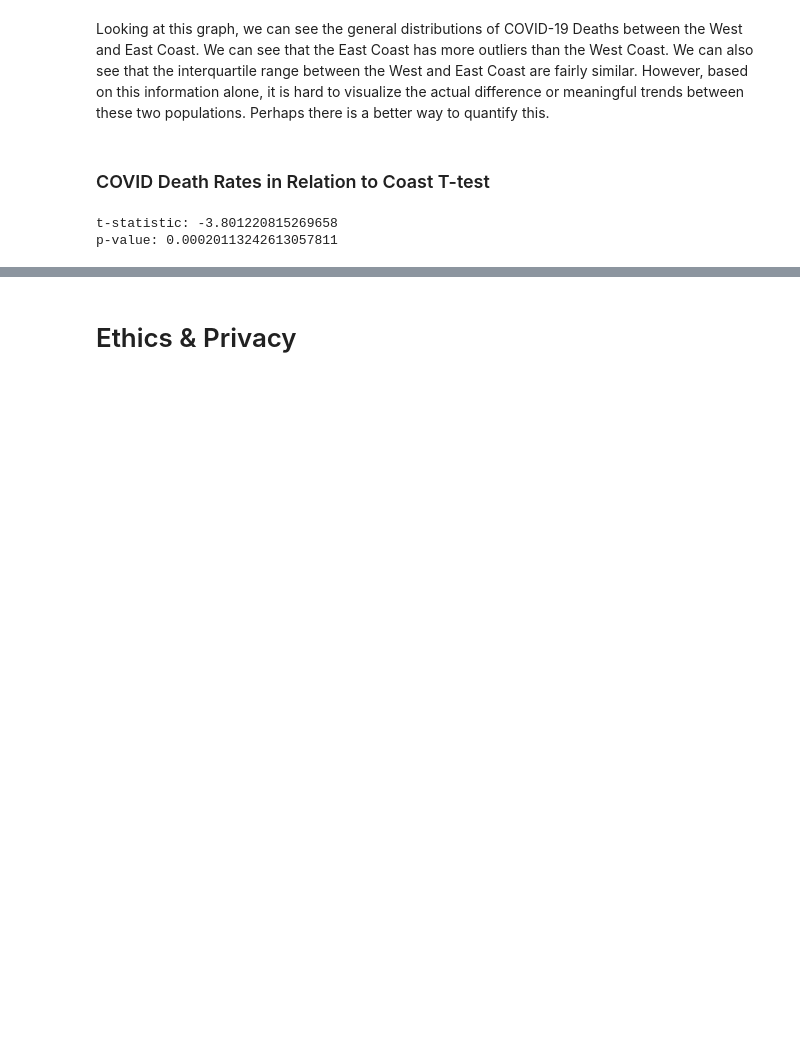
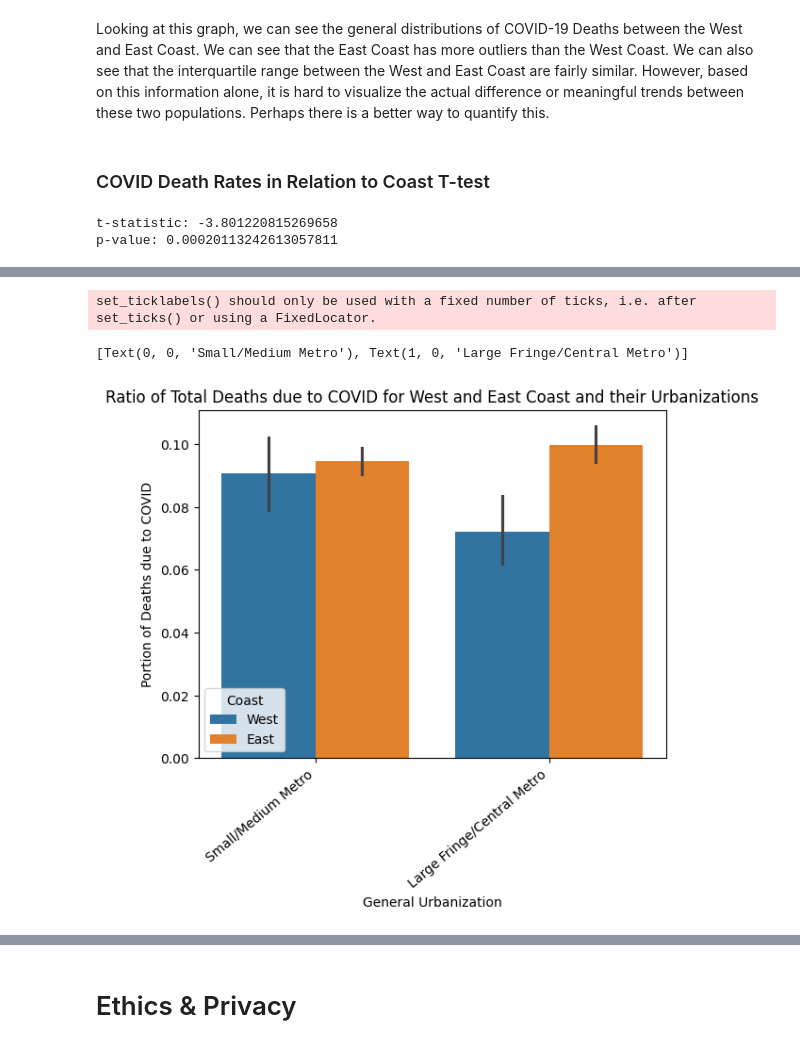
Before and after one commit to kshtwr/COVID-Mortality-Rate-in-Diverse-Cities, a Jupyter notebook: FinalProject_Group116_WI24.ipynb, the cells around one changed output, grey strips where cells are left out. Cells and saved outputs as stored; diff of their text form; code cells hidden in the pictures; blank space fills up the shorter version.

```diff
--- a/FinalProject_Group116_WI24.ipynb
+++ b/FinalProject_Group116_WI24.ipynb
@@ -229,0 +314,8 @@ Some more words and stuff.  Remember notebooks work best if you interleave the c
+# %%
+barplot = sns.barplot(data = df, y = 'Portion of Deaths due to COVID', x = 'General Urbanization', hue = 'Coast', order = ['Small/Medium Metro', 'Large Fringe/Central Metro'])
+barplot.set_title('Ratio of Total Deaths due to COVID for West and East Coast and their Urbanizations')
+barplot.set_xticklabels(barplot.get_xticklabels(), rotation=40, ha="right")
+# %% [output]
+set_ticklabels() should only be used with a fixed number of ticks, i.e. after set_ticks() or using a FixedLocator.
+[Text(0, 0, 'Small/Medium Metro'), Text(1, 0, 'Large Fringe/Central Metro')]
+[figure, added]
```
Also changed, not shown: parts of 28 cells of this notebook.
